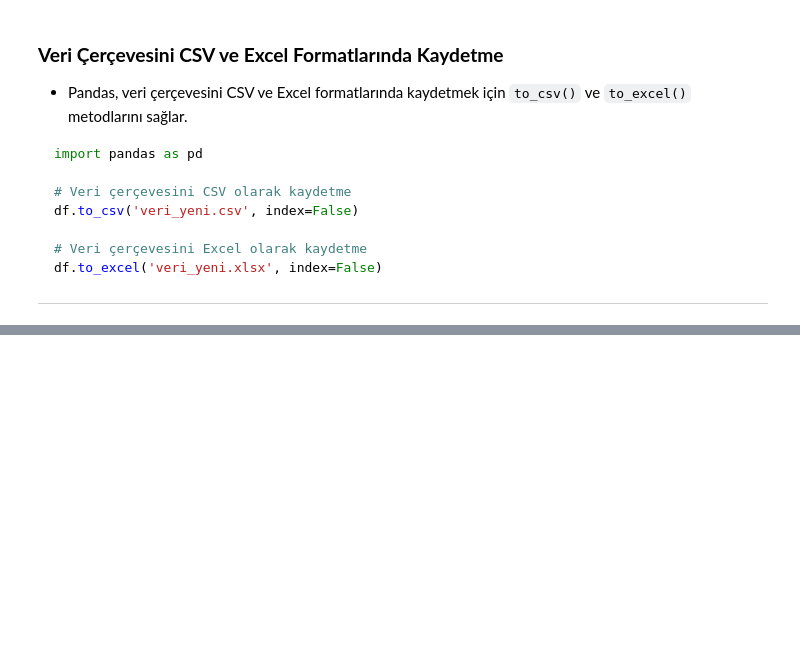
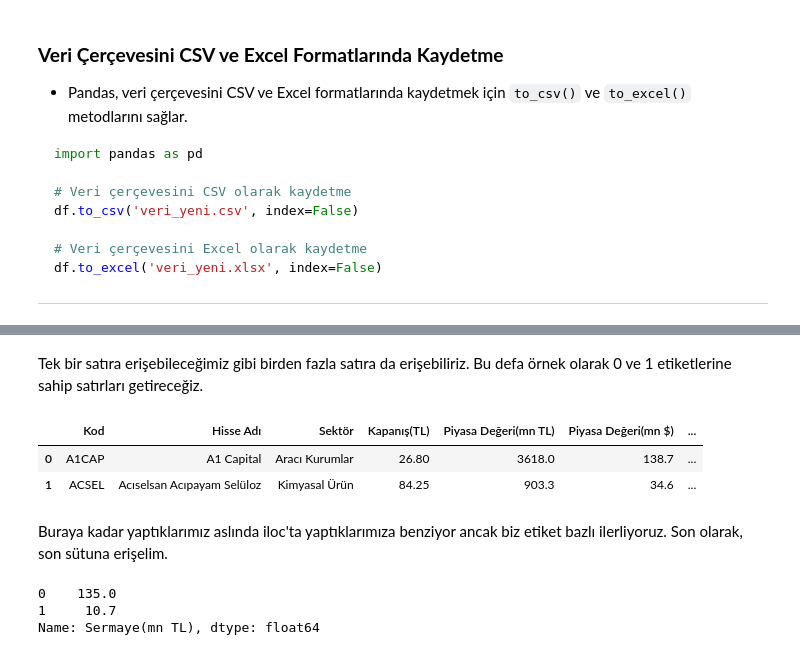
Before and after one commit to YusufAltuntas/pandas-tutorial, a Jupyter notebook: pandas-tutorial.ipynb, the cells around one changed output, grey strips where cells are left out. Cells and saved outputs as stored; diff of their text form; code cells hidden in the pictures; blank space fills up the shorter version.

```diff
--- a/pandas-tutorial.ipynb
+++ b/pandas-tutorial.ipynb
@@ -766,0 +695,16 @@ Bu kod parçası, `df1` ve `df2` veri çerçevelerini indekslere göre birleşti
+# %% [markdown]
+Tek bir satıra erişebileceğimiz gibi birden fazla satıra da erişebiliriz. Bu defa örnek olarak 0 ve 1 etiketlerine sahip satırları getireceğiz.
+# %%
+df.loc[[0,1]]
+# %% [output]
+|  | Kod | Hisse Adı | Sektör | Kapanış(TL) | Piyasa Değeri(mn TL) | Piyasa Değeri(mn $) | ... |
+| 0 | A1CAP | A1 Capital | Aracı Kurumlar | 26.80 | 3618.0 | 138.7 | ... |
+| 1 | ACSEL | Acıselsan Acıpayam Selüloz | Kimyasal Ürün | 84.25 | 903.3 | 34.6 | ... |
+# %% [markdown]
+Buraya kadar yaptıklarımız aslında iloc'ta yaptıklarımıza benziyor ancak biz etiket bazlı ilerliyoruz. Son olarak, son sütuna erişelim.
+# %%
+df.loc[[0,1], 'Sermaye(mn TL)']
+# %% [output]
+0    135.0
+1     10.7
+Name: Sermaye(mn TL), dtype: float64
```
Also changed, not shown: parts of 81 cells of this notebook.
